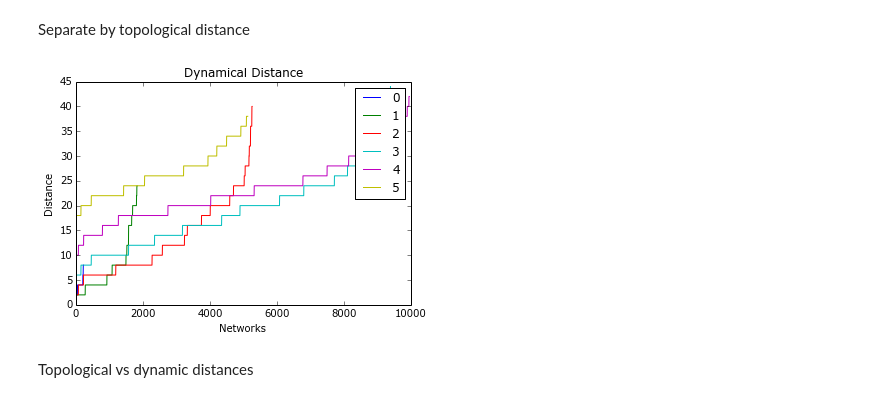
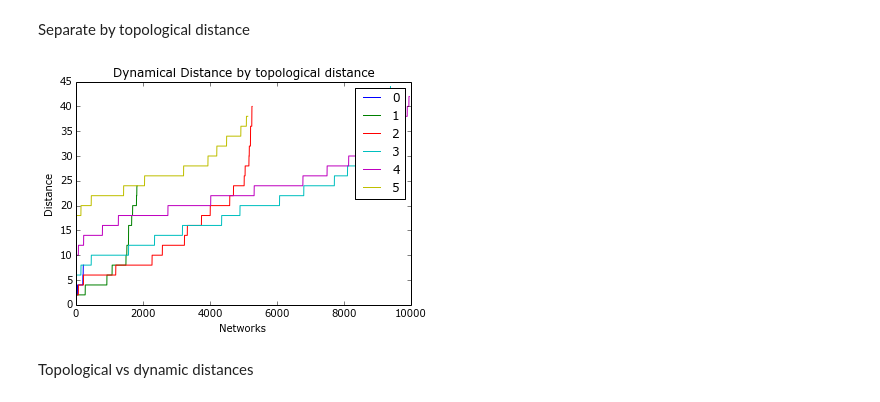
Before and after one commit to mar-esther23/CircuitsAnalyses, a Jupyter notebook: Net of nets.ipynb, the cells around one changed output. Saved outputs shown, nothing was run; the diff lists cells and outputs as text; code cells hidden in the pictures.

```diff
--- a/Net of nets.ipynb
+++ b/Net of nets.ipynb
@@ -87,16 +87,16 @@ Separate by topological distance
 # %%
 for i in range(0, max(data[:,2])): #sort by topological distance
     data_i = data[data[:,2]==i]
     d_dyn_i = data_i[:,3]
     plt.plot(sorted(d_dyn_i), label=str(i))
 plt.xlabel('Networks')
 plt.ylabel('Distance')
-plt.title('Dynamical Distance')
+plt.title('Dynamical Distance by topological distance')
 plt.legend()
 
 plt.show()
 # %% [output]
-[figure, old version]
+[figure, new version]
 # %% [markdown]
 Topological vs dynamic distances
 # %%
```
Also changed, not shown: parts of 11 cells of this notebook, 1 other file.
